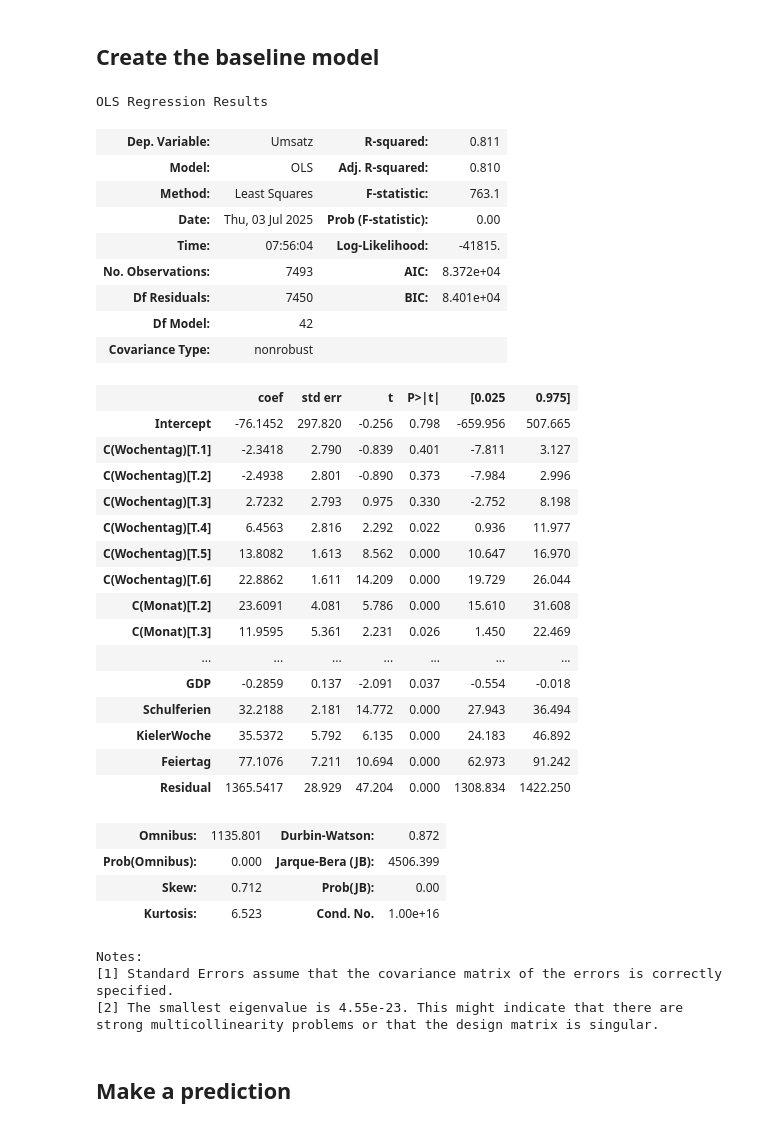
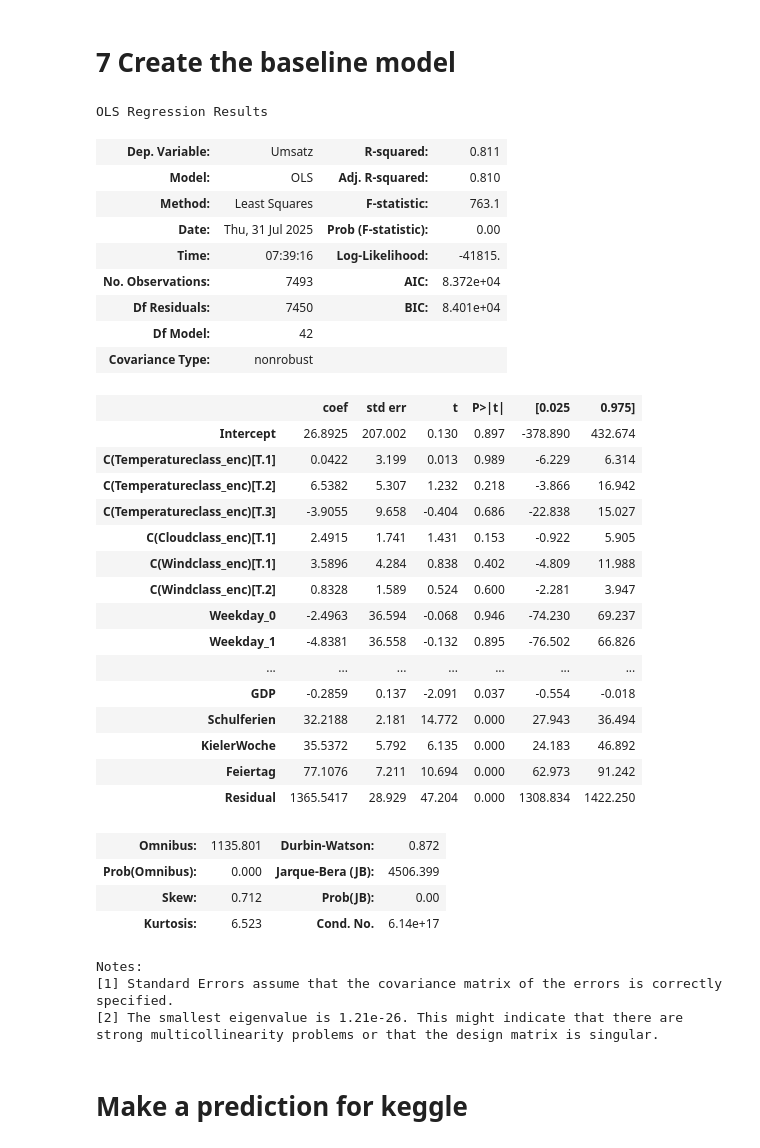
Before and after one commit to thorsten789/bakery_sales_prediction, a Jupyter notebook: 2_BaselineModel/baseline.ipynb, the cells around one changed output. Cells and saved outputs as stored; diff of their text form; code cells hidden in the pictures.

Commit message:
Docu Baseline Model

```diff
--- a/2_BaselineModel/baseline.ipynb
+++ b/2_BaselineModel/baseline.ipynb
@@ -174,0 +89,37 @@ results_df
+# %%
+# Define a list of formulas for different baseline models
+
+formulas = {
+    "TimeOnly": f"Umsatz ~ {groups['Time']}",
+    "WeatherOnly": f"Umsatz ~ {groups['Weather']}",
+    "WeatherWithStats": f"Umsatz ~ {groups['Weather']} + {groups['Weather_Stats']}",
+    "ProductOnly": f"Umsatz ~ {groups['Product']}",
+    "EconomyOnly": f"Umsatz ~ {groups['Economy']}",
+    "Time_Weather": f"Umsatz ~ {groups['Time']} + {groups['Weather']}",
+    "Time_WeatherStats": f"Umsatz ~ {groups['Time']} + {groups['Weather_Stats']}",
+    "Time_Product": f"Umsatz ~ {groups['Time']} + {groups['Product']}",
+    "Time_Economy": f"Umsatz ~ {groups['Time']} + {groups['Economy']}",
+    "Time_Holiday": f"Umsatz ~ {groups['Time']} + {groups['Holiday']}",
+    "Time_Weather_Product": f"Umsatz ~ {groups['Time']} + {groups['Weather']} + {groups['Product']}",
+    "AllCoreFeatures": f"Umsatz ~ {groups['Time']} + {groups['Weather']} + {groups['Weather_Stats']} + {groups['Product']} + {groups['Economy']} + {groups['Holiday']}",
+    "AllFeatures_WithWeatherGroups": f"Umsatz ~ {groups['Time']} + {groups['Weather']} + {groups['Weather_Stats']} + {groups['Weather_Group']} + {groups['Product']} + {groups['Economy']} + {groups['Holiday']}",
+    "AllCoreFeatures_WithResidual": f"Umsatz ~ {groups['Time']} + {groups['Weather']} + {groups['Weather_Stats']} + {groups['Product']} + {groups['Economy']} + {groups['Holiday']} + {groups['Residual']}",
+    "AllFeatures_WithWeatherGroups_Residual": f"Umsatz ~ {groups['Time']} + {groups['Weather']} + {groups['Weather_Stats']} + {groups['Weather_Group']} + {groups['Product']} + {groups['Economy']} + {groups['Holiday']} + {groups['Residual']}"
+}
+
+# Fit models and collect performance metrics
+results = []
+for name, formula in formulas.items():
+    model = smf.ols(formula, data=df_clean).fit()
+    results.append({
+        "Modell": name,
+        "R²": round(model.rsquared, 4),
+        "Adj. R²": round(model.rsquared_adj, 4),
+        # "AIC": round(model.aic, 2),
+        # "BIC": round(model.bic, 2),
+        "Anzahl Parameter": int(model.df_model + 1)
+    })
+
+# Convert results to DataFrame
+results_df = pd.DataFrame(results).sort_values(by="R²", ascending=False)
+results_df
@@ -175,29 +151,29 @@ results_df
 # %% [markdown]
-## Create the baseline model
+# 7 Create the baseline model
 # %%
-model = smf.ols(formulas['Residual+Vollmodell'], data=train_data.dropna()).fit()
+model = smf.ols(formulas['AllCoreFeatures_WithResidual'], data=train_data.dropna()).fit()
 model.summary()
 # %% [output]
 OLS Regression Results
 | Dep. Variable: | Umsatz | R-squared: | 0.811 |
 | Model: | OLS | Adj. R-squared: | 0.810 |
 | Method: | Least Squares | F-statistic: | 763.1 |
-| Date: | Thu, 03 Jul 2025 | Prob (F-statistic): | 0.00 |
-| Time: | 07:56:04 | Log-Likelihood: | -41815. |
+| Date: | Thu, 31 Jul 2025 | Prob (F-statistic): | 0.00 |
+| Time: | 07:39:16 | Log-Likelihood: | -41815. |
 | No. Observations: | 7493 | AIC: | 8.372e+04 |
 | Df Residuals: | 7450 | BIC: | 8.401e+04 |
 | Df Model: | 42 |  |  |
 | Covariance Type: | nonrobust |  |  |
 |  | coef | std err | t | P>|t| | [0.025 | 0.975] |
-| Intercept | -76.1452 | 297.820 | -0.256 | 0.798 | -659.956 | 507.665 |
-| C(Wochentag)[T.1] | -2.3418 | 2.790 | -0.839 | 0.401 | -7.811 | 3.127 |
-| C(Wochentag)[T.2] | -2.4938 | 2.801 | -0.890 | 0.373 | -7.984 | 2.996 |
-| C(Wochentag)[T.3] | 2.7232 | 2.793 | 0.975 | 0.330 | -2.752 | 8.198 |
-| C(Wochentag)[T.4] | 6.4563 | 2.816 | 2.292 | 0.022 | 0.936 | 11.977 |
-| C(Wochentag)[T.5] | 13.8082 | 1.613 | 8.562 | 0.000 | 10.647 | 16.970 |
-| C(Wochentag)[T.6] | 22.8862 | 1.611 | 14.209 | 0.000 | 19.729 | 26.044 |
-| C(Monat)[T.2] | 23.6091 | 4.081 | 5.786 | 0.000 | 15.610 | 31.608 |
-| C(Monat)[T.3] | 11.9595 | 5.361 | 2.231 | 0.026 | 1.450 | 22.469 |
+| Intercept | 26.8925 | 207.002 | 0.130 | 0.897 | -378.890 | 432.674 |
+| C(Temperatureclass_enc)[T.1] | 0.0422 | 3.199 | 0.013 | 0.989 | -6.229 | 6.314 |
+| C(Temperatureclass_enc)[T.2] | 6.5382 | 5.307 | 1.232 | 0.218 | -3.866 | 16.942 |
+| C(Temperatureclass_enc)[T.3] | -3.9055 | 9.658 | -0.404 | 0.686 | -22.838 | 15.027 |
+| C(Cloudclass_enc)[T.1] | 2.4915 | 1.741 | 1.431 | 0.153 | -0.922 | 5.905 |
+| C(Windclass_enc)[T.1] | 3.5896 | 4.284 | 0.838 | 0.402 | -4.809 | 11.988 |
+| C(Windclass_enc)[T.2] | 0.8328 | 1.589 | 0.524 | 0.600 | -2.281 | 3.947 |
+| Weekday_0 | -2.4963 | 36.594 | -0.068 | 0.946 | -74.230 | 69.237 |
+| Weekday_1 | -4.8381 | 36.558 | -0.132 | 0.895 | -76.502 | 66.826 |
 | ... | ... | ... | ... | ... | ... | ... |
 | GDP | -0.2859 | 0.137 | -2.091 | 0.037 | -0.554 | -0.018 |
 | Schulferien | 32.2188 | 2.181 | 14.772 | 0.000 | 27.943 | 36.494 |
@@ -207,13 +183,13 @@ OLS Regression Results
 | Omnibus: | 1135.801 | Durbin-Watson: | 0.872 |
 | Prob(Omnibus): | 0.000 | Jarque-Bera (JB): | 4506.399 |
 | Skew: | 0.712 | Prob(JB): | 0.00 |
-| Kurtosis: | 6.523 | Cond. No. | 1.00e+16 |
+| Kurtosis: | 6.523 | Cond. No. | 6.14e+17 |
 Notes:
 [1] Standard Errors assume that the covariance matrix of the errors is correctly specified.
-[2] The smallest eigenvalue is 4.55e-23. This might indicate that there are
+[2] The smallest eigenvalue is 1.21e-26. This might indicate that there are
 strong multicollinearity problems or that the design matrix is singular.
 # %% [markdown]
-## Make a prediction
+# Make a prediction for keggle
 # %%
 pred = model.predict(test_data).clip(lower=0)
 pred_df = pred.rename("Umsatz").reset_index()
```
Also changed, not shown: parts of 13 cells of this notebook, 3 other files.
